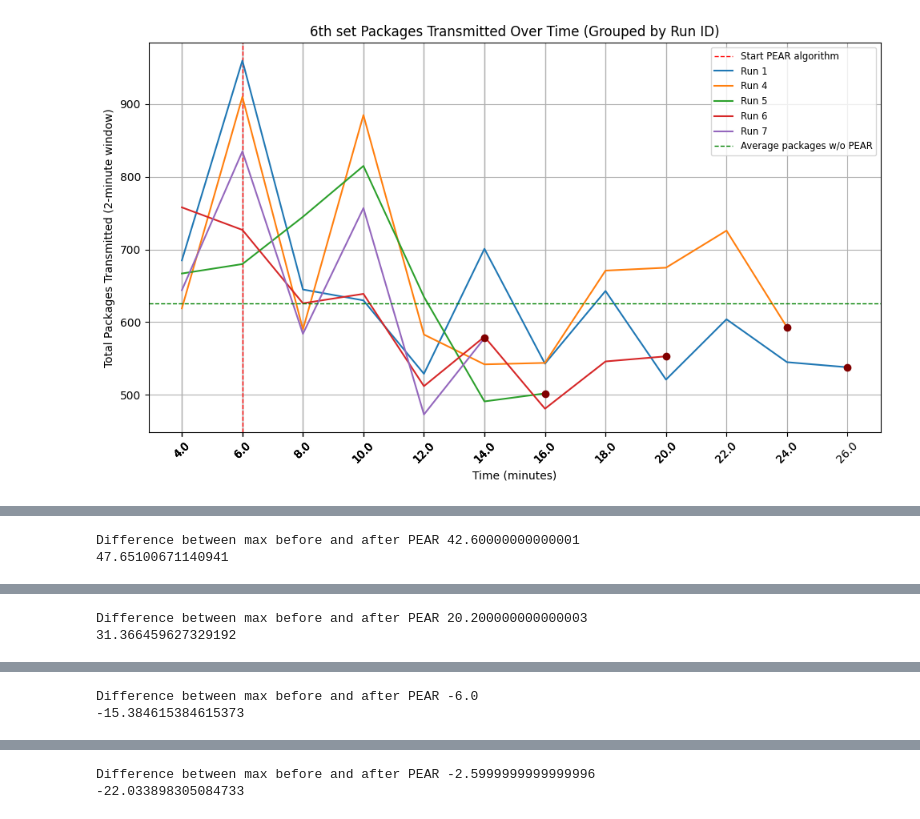
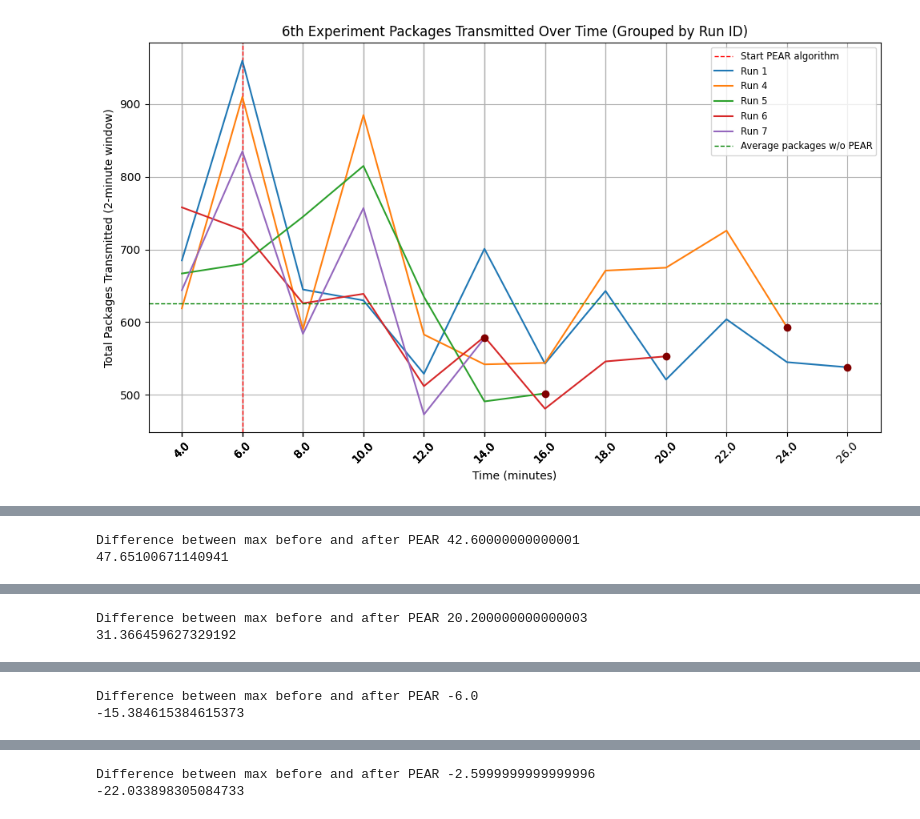
Before and after one commit to NikolajRFA/painlessPEARMesh, a Jupyter notebook: tools/four_energy_profiles.ipynb, the cells around one changed output, grey strips where cells are left out. Drawn from its saved outputs; the diff is of its cells as text; code cells hidden in the pictures.

```diff
--- a/tools/four_energy_profiles.ipynb
+++ b/tools/four_energy_profiles.ipynb
@@ -159,13 +159,13 @@ Difference between max before and after PEAR -0.5999999999999979
 # %%
 energy_profile_map = {
     0: (999, 999),
     1: (30, 25),
     2: (25, 20),
     3: (20, 15),
     4: (15, 10),
     5: (10, 5)
 }
 
-chart_setup("data/6th set", energy_profile_id_map, energy_profile_map, "6th set")
+chart_setup("data/6th set", energy_profile_id_map, energy_profile_map, "6th Experiment")
 # %% [output]
-[figure, old version]
+[figure, new version]
```
Also changed, not shown: parts of 7 cells of this notebook, 1 other file.
